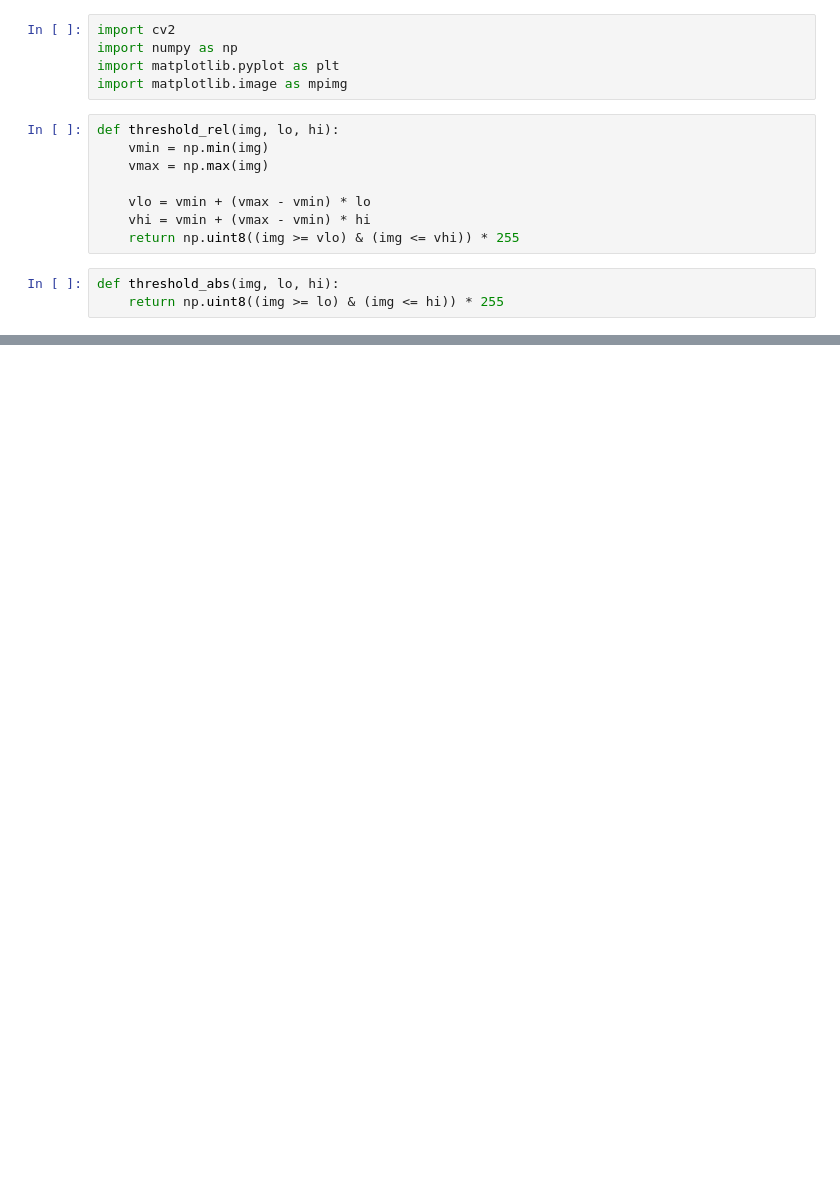
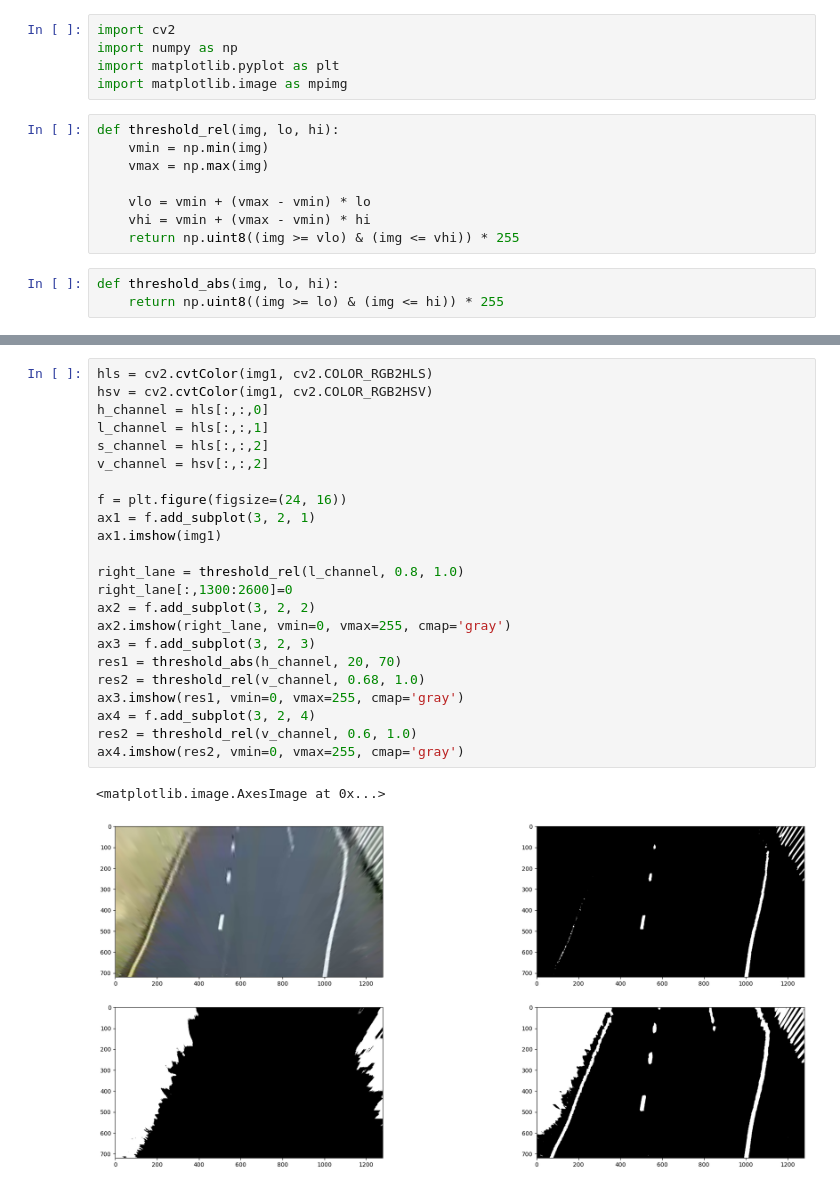
Before and after one commit to prayashdash1729/Averera-Segmentation-and-OpenCV-, a Jupyter notebook: Easy_Test/Untitled.ipynb, the cells around one changed output, grey strips where cells are left out. Drawn from its saved outputs; the diff is of its cells as text; blank space fills up the shorter version.

```diff
--- a/Easy_Test/Untitled.ipynb
+++ b/Easy_Test/Untitled.ipynb
@@ -106,0 +127,26 @@ class PerspectiveTransformation:
+# %%
+hls = cv2.cvtColor(img1, cv2.COLOR_RGB2HLS)
+hsv = cv2.cvtColor(img1, cv2.COLOR_RGB2HSV)
+h_channel = hls[:,:,0]
+l_channel = hls[:,:,1]
+s_channel = hls[:,:,2]
+v_channel = hsv[:,:,2]
+
+f = plt.figure(figsize=(24, 16))
+ax1 = f.add_subplot(3, 2, 1)
+ax1.imshow(img1)
+
+right_lane = threshold_rel(l_channel, 0.8, 1.0)
+right_lane[:,1300:2600]=0
+ax2 = f.add_subplot(3, 2, 2)
+ax2.imshow(right_lane, vmin=0, vmax=255, cmap='gray')
+ax3 = f.add_subplot(3, 2, 3)
+res1 = threshold_abs(h_channel, 20, 70)
+res2 = threshold_rel(v_channel, 0.68, 1.0)
+ax3.imshow(res1, vmin=0, vmax=255, cmap='gray')
+ax4 = f.add_subplot(3, 2, 4)
+res2 = threshold_rel(v_channel, 0.6, 1.0)
+ax4.imshow(res2, vmin=0, vmax=255, cmap='gray')
+# %% [output]
+<matplotlib.image.AxesImage at 0x...>
+[figure, added]
```
Also changed, not shown: parts of 9 cells of this notebook, 16 other files.
